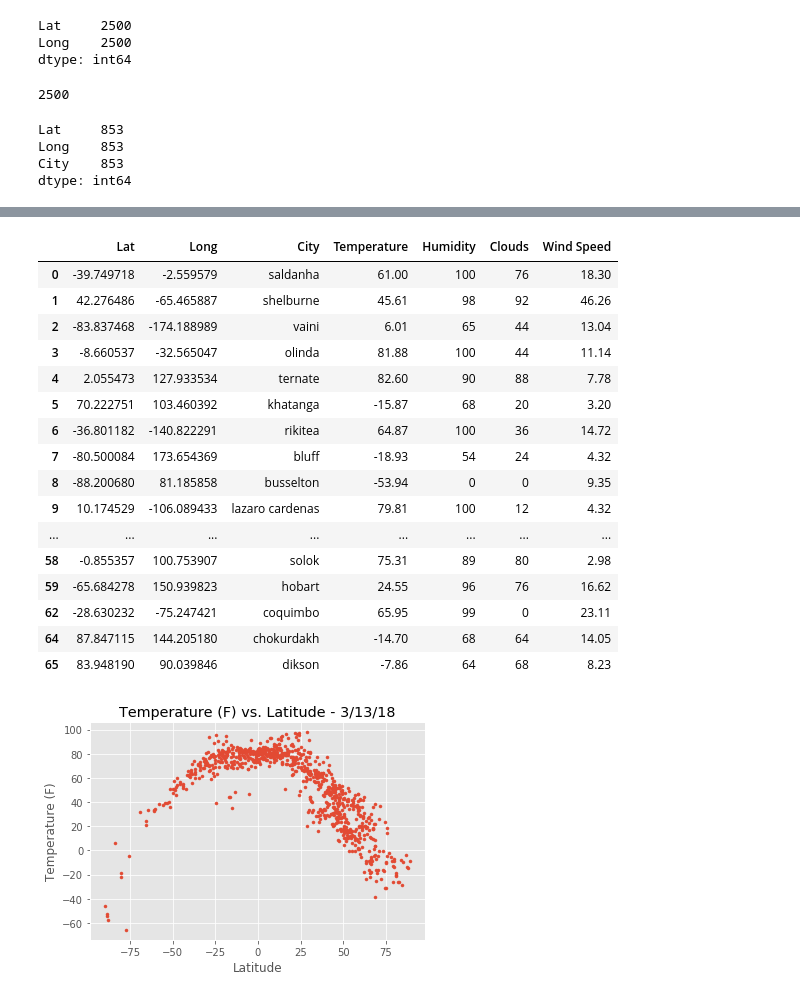
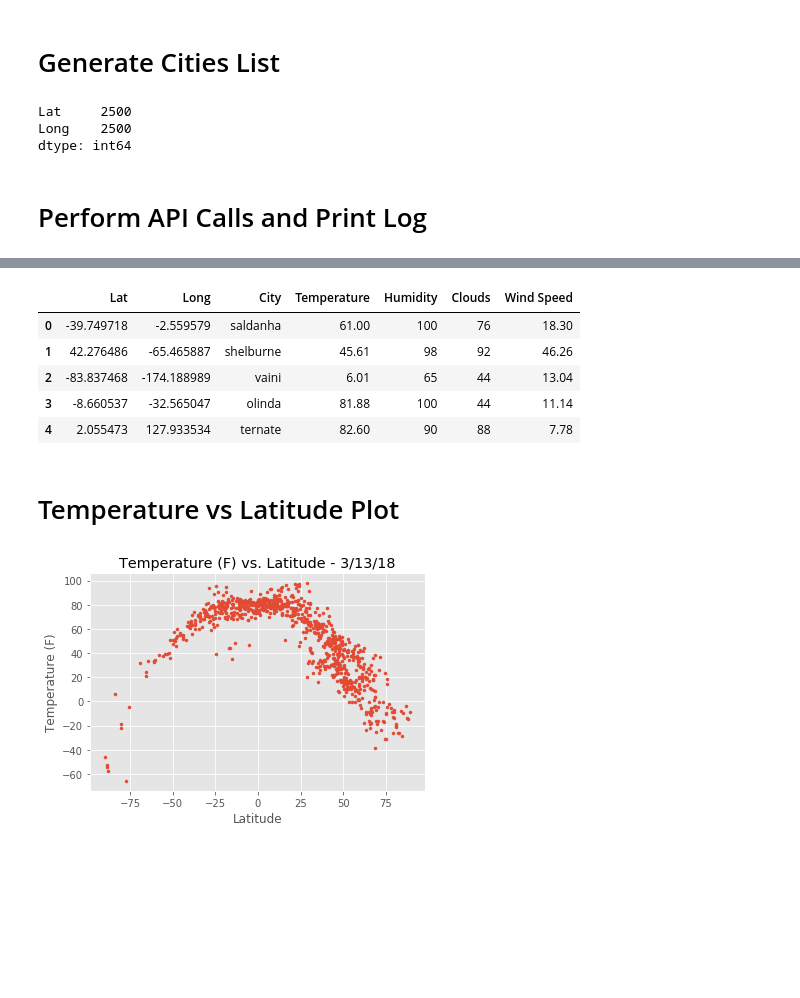
Before and after one commit to nameyeh/python-apis-06, a Jupyter notebook: weather.ipynb, the cells around one changed output, grey strips where cells are left out. Cells and saved outputs as stored; diff of their text form; code cells hidden in the pictures; blank space fills up the shorter version.

```diff
--- a/weather.ipynb
+++ b/weather.ipynb
@@ -13,6 +20,8 @@ from matplotlib import style
 style.use('ggplot')
 import warnings
 warnings.filterwarnings('ignore')
+# %% [markdown]
+# Generate Cities List
 # %%
 # Create empty df to store city data
 city_df = pd.DataFrame()
@@ -32,29 +58,8 @@ city_df.count()
 Lat     2500
 Long    2500
 dtype: int64
-# %%
-# Find cities corresponding to coordinates
-# Create empty list to store city names
-cities = []
-# Loop to append city names
-for index, row in city_df.iterrows():
-    city=citipy.nearest_city(row["Lat"],row["Long"])
-    cities.append(city.city_name)
-
-# Add city names to previously created df
-city_df['City'] = cities
-#check length to confirm
-print(len(city_df))
-# Remove duplicates
-city_df2 = city_df.drop_duplicates("City",keep="first")
-# Confirm at least 500 unique (non-repeat) cities in df
-city_df2.count()
-# %% [output]
-2500
-Lat     853
-Long    853
-City    853
-dtype: int64
+# %% [markdown]
+# Perform API Calls and Print Log
 # %%
 # Create empty lists for weather data
 temp = []
@@ -117,30 +122,21 @@ Total Time = 1164.596700668335
 # %%
 # Combine data into one df
 city_df2["Temperature"] = temp
 city_df2["Humidity"] = humidity
 city_df2["Clouds"] = clouds
 city_df2["Wind Speed"] = wind
 # Save as csv
 city_df2.to_csv("city_df2.csv",encoding="utf-8", index=False)
-city_df2.head(50)
+city_df2.head()
 # %% [output]
 |  | Lat | Long | City | Temperature | Humidity | Clouds | Wind Speed |
 | 0 | -39.749718 | -2.559579 | saldanha | 61.00 | 100 | 76 | 18.30 |
 | 1 | 42.276486 | -65.465887 | shelburne | 45.61 | 98 | 92 | 46.26 |
 | 2 | -83.837468 | -174.188989 | vaini | 6.01 | 65 | 44 | 13.04 |
 | 3 | -8.660537 | -32.565047 | olinda | 81.88 | 100 | 44 | 11.14 |
 | 4 | 2.055473 | 127.933534 | ternate | 82.60 | 90 | 88 | 7.78 |
-| 5 | 70.222751 | 103.460392 | khatanga | -15.87 | 68 | 20 | 3.20 |
-| 6 | -36.801182 | -140.822291 | rikitea | 64.87 | 100 | 36 | 14.72 |
-| 7 | -80.500084 | 173.654369 | bluff | -18.93 | 54 | 24 | 4.32 |
-| 8 | -88.200680 | 81.185858 | busselton | -53.94 | 0 | 0 | 9.35 |
-| 9 | 10.174529 | -106.089433 | lazaro cardenas | 79.81 | 100 | 12 | 4.32 |
-| ... | ... | ... | ... | ... | ... | ... | ... |
-| 58 | -0.855357 | 100.753907 | solok | 75.31 | 89 | 80 | 2.98 |
-| 59 | -65.684278 | 150.939823 | hobart | 24.55 | 96 | 76 | 16.62 |
-| 62 | -28.630232 | -75.247421 | coquimbo | 65.95 | 99 | 0 | 23.11 |
-| 64 | 87.847115 | 144.205180 | chokurdakh | -14.70 | 68 | 64 | 14.05 |
-| 65 | 83.948190 | 90.039846 | dikson | -7.86 | 64 | 68 | 8.23 |
+# %% [markdown]
+# Temperature vs Latitude Plot
 # %%
 # Temperature vs Latitude
 plt.scatter(city_df2["Lat"],city_df2["Temperature"],marker=".")
```
Also changed, not shown: parts of 9 cells of this notebook, 5 other files.
